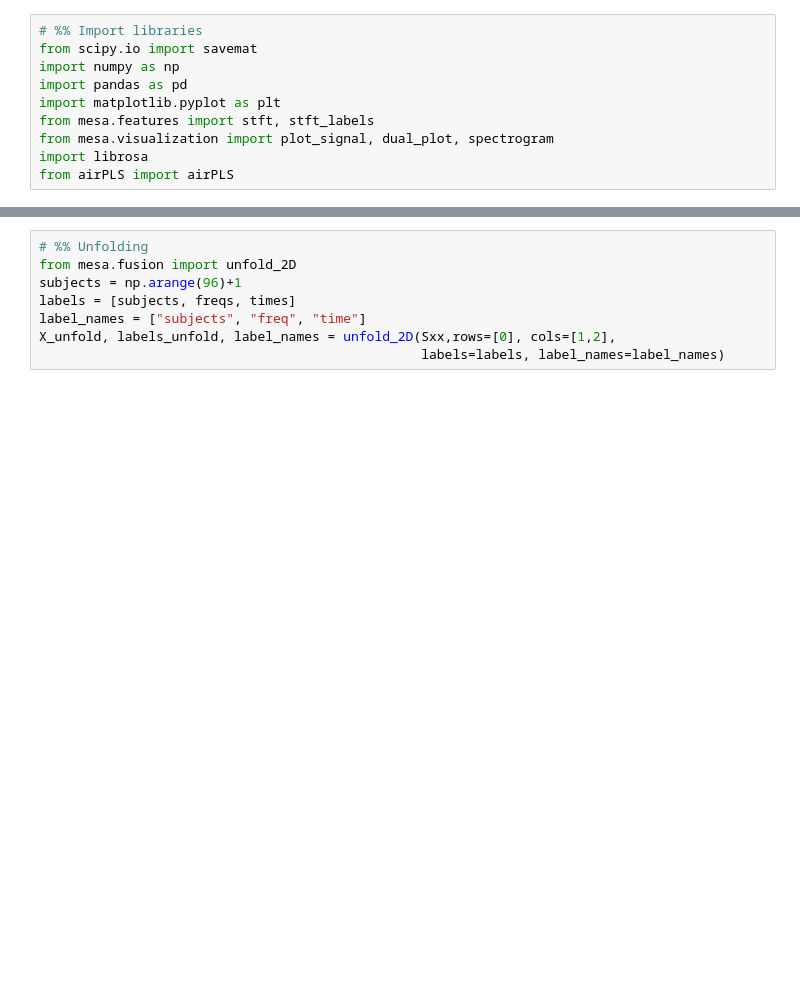
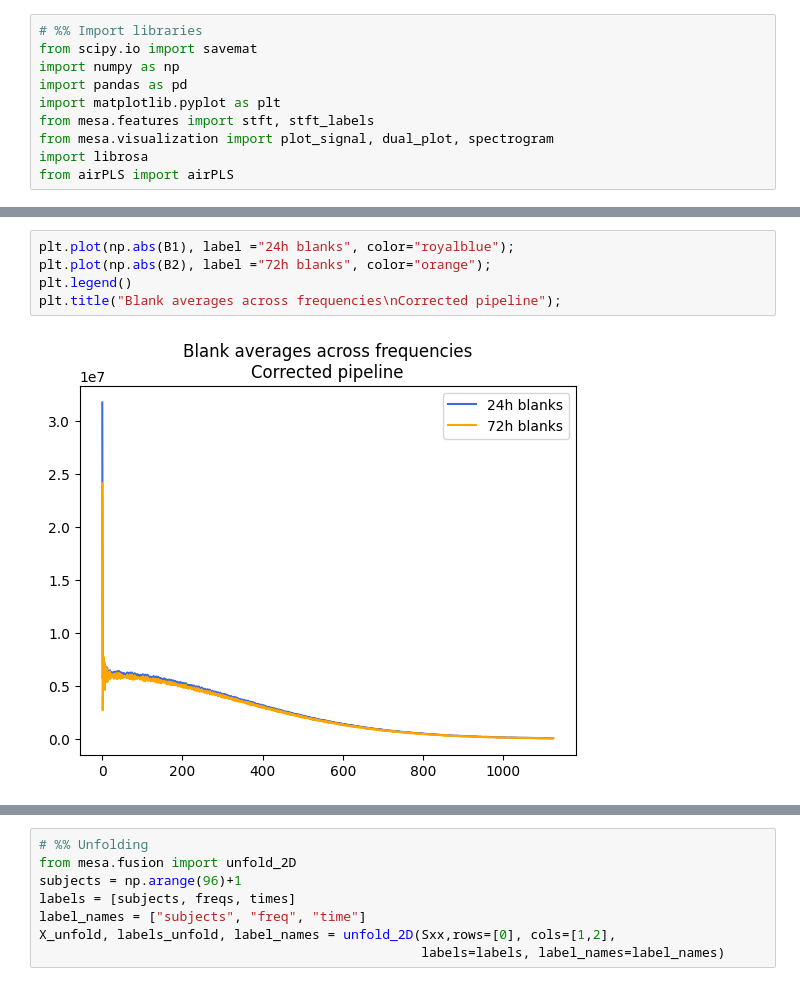
Before and after one commit to JesusGarSan/MESA, a Jupyter notebook: external/examples/GC-FID/GC-FID.ipynb, the cells around one changed output, grey strips where cells are left out. Drawn from its saved outputs; the diff is of its cells as text; blank space fills up the shorter version.

```diff
--- a/external/examples/GC-FID/GC-FID.ipynb
+++ b/external/examples/GC-FID/GC-FID.ipynb
@@ -67,0 +145,7 @@ Nº of frequencies after  masking the filter: 3376
+# %%
+plt.plot(np.abs(B1), label ="24h blanks", color="royalblue");
+plt.plot(np.abs(B2), label ="72h blanks", color="orange");
+plt.legend()
+plt.title("Blank averages across frequencies\nCorrected pipeline");
+# %% [output]
+[figure, added]
```
Also changed, not shown: parts of 17 cells of this notebook, 58 other files.
